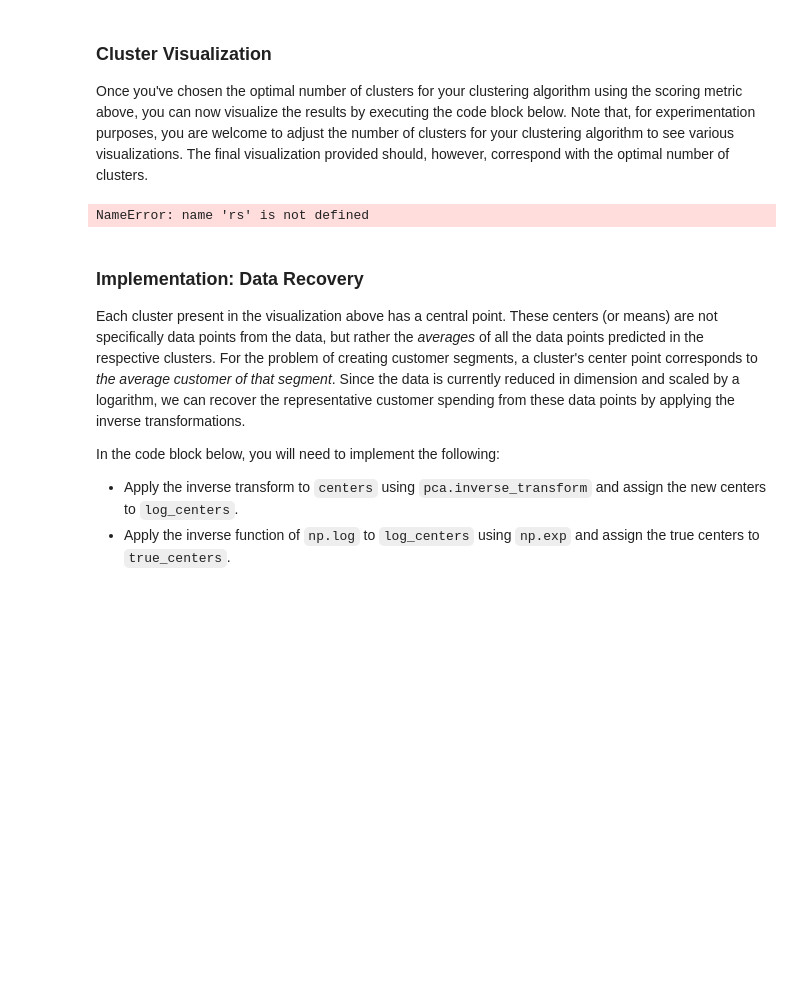
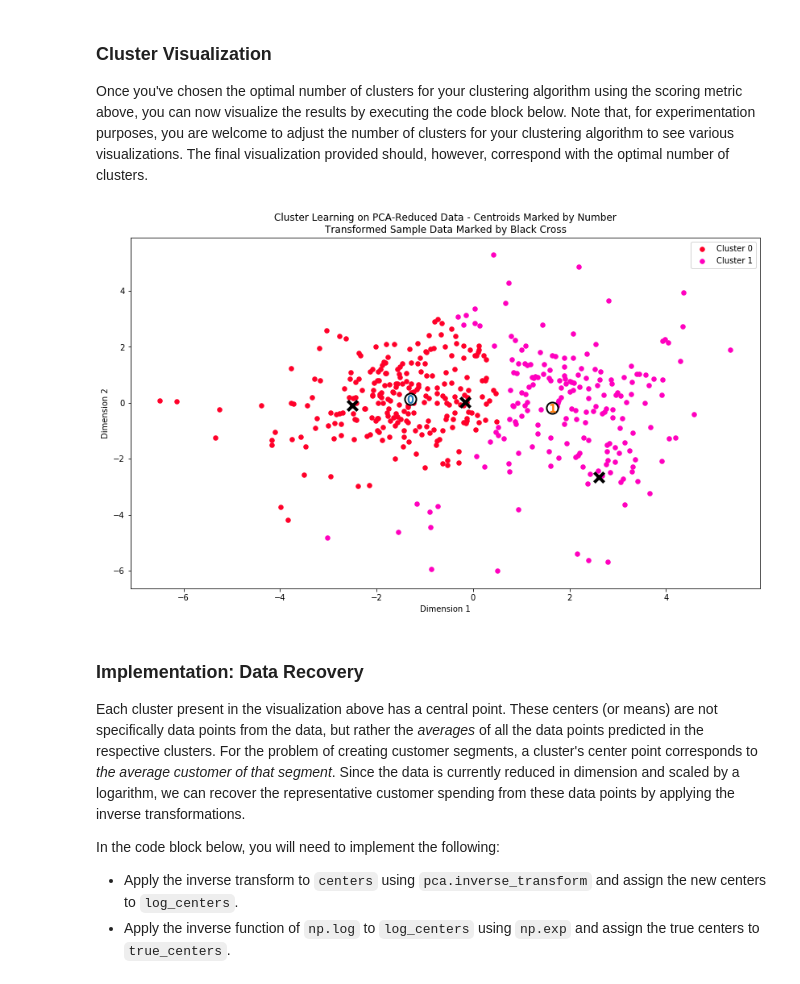
Before and after one commit to Abudhagir/machine-learning, a Jupyter notebook: projects/customer_segments/customer_segments.ipynb, the cells around one changed output. Cells and saved outputs as stored; diff of their text form; code cells hidden in the pictures; blank space fills up the shorter version.

Commit message:
Checkin after Creating Clusters rerun

```diff
--- a/projects/customer_segments/customer_segments.ipynb
+++ b/projects/customer_segments/customer_segments.ipynb
@@ -593,15 +593,15 @@ Tried 9 clusters best silhouette score is that of Cluster# 2 at 0.4117 and next
 ### Cluster Visualization
 Once you've chosen the optimal number of clusters for your clustering algorithm using the scoring metric above, you can now visualize the results by executing the code block below. Note that, for experimentation purposes, you are welcome to adjust the number of clusters for your clustering algorithm to see various visualizations. The final visualization provided should, however, correspond with the optimal number of clusters.
 # %%
-# Display the results of the clustering from implementation
+# Resetting as due to loop run before we need to reset values again with 2 cluster components
 clusterer = GMM(n_components=2).fit(reduced_data)
-preds = clusterer.predict(reduced_data)
+predictions = clusterer.predict(reduced_data)
 centers = clusterer.means_
 sample_preds = clusterer.predict(pca_samples)
 # Display the results of the clustering from implementation
-rs.cluster_results(reduced_data, preds, centers, pca_samples)
+vs.cluster_results(reduced_data, predictions, centers, pca_samples)
 # %% [output]
-NameError: name 'rs' is not defined
+[figure, added]
 # %% [markdown]
 ### Implementation: Data Recovery
 Each cluster present in the visualization above has a central point. These centers (or means) are not specifically data points from the data, but rather the *averages* of all the data points predicted in the respective clusters. For the problem of creating customer segments, a cluster's center point corresponds to *the average customer of that segment*. Since the data is currently reduced in dimension and scaled by a logarithm, we can recover the representative customer spending from these data points by applying the inverse transformations.
```
Also changed, not shown: parts of 3 cells of this notebook.
